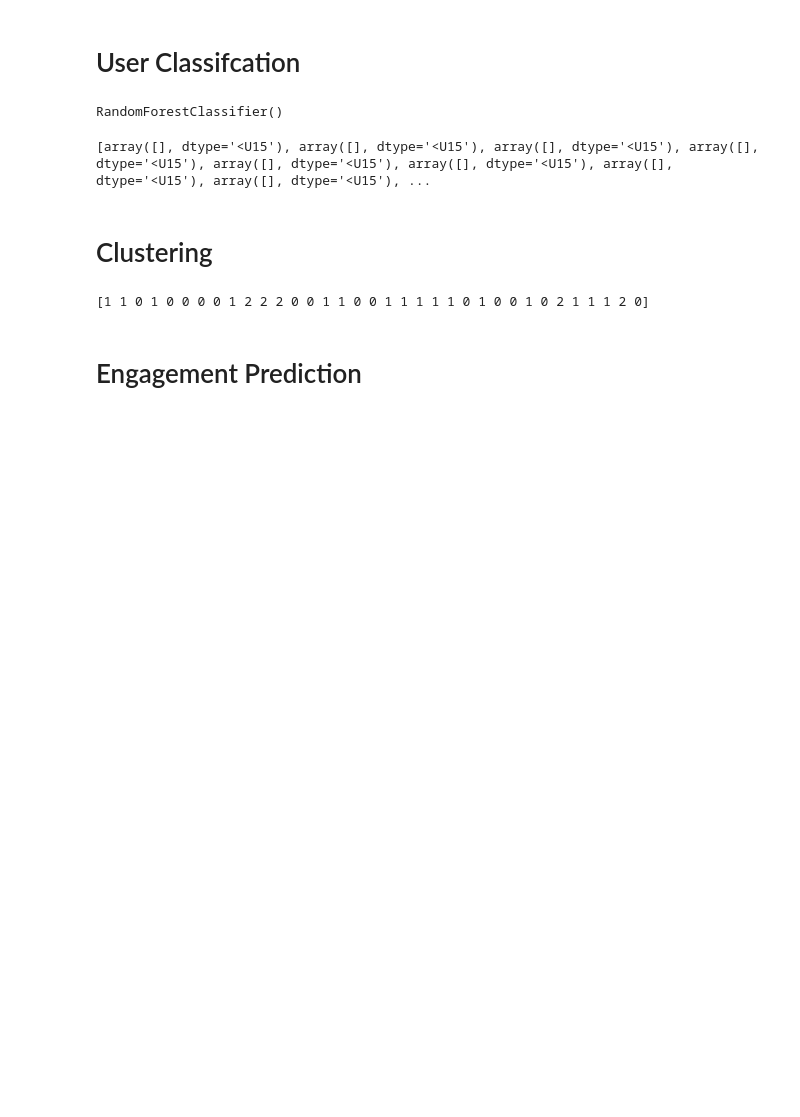
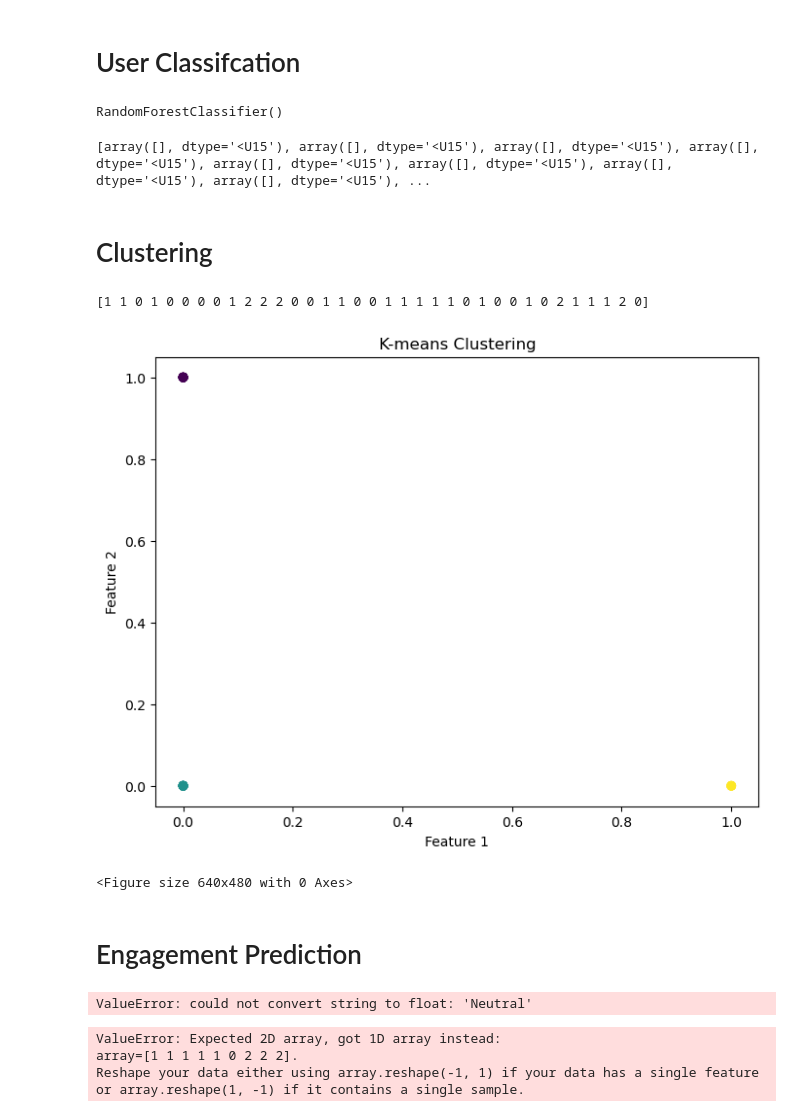
Before and after one commit to duaakhan26/AI-Lab-Final, a Jupyter notebook: Al Lab Final_2021143.ipynb, the cells around one changed output. Drawn from its saved outputs; the diff is of its cells as text; code cells hidden in the pictures; blank space fills up the shorter version.

```diff
--- a/Al Lab Final_2021143.ipynb
+++ b/Al Lab Final_2021143.ipynb
@@ -240,5 +240,24 @@ print(cluster_labels)
 #The labels indicate which cluster each data point belongs to
 # %% [output]
 [1 1 0 1 0 0 0 0 1 2 2 2 0 0 1 1 0 0 1 1 1 1 1 0 1 0 0 1 0 2 1 1 1 2 0]
+# %%
+import matplotlib.pyplot as plt
+
+# Assuming you have cluster_labels containing the cluster assignments
+
+# Get the coordinates for plotting
+x = tfidf_features.toarray()
+y = cluster_labels
+plt.figure(figsize=(8, 6))
+# Plot the clusters
+plt.scatter(x[:, 0], x[:, 2], c=y, cmap='viridis')
+plt.xlabel('Feature 1')
+plt.ylabel('Feature 2')
+plt.title('K-means Clustering')
+plt.show()
+plt.savefig('Cluster')
+# %% [output]
+[figure, added]
+<Figure size 640x480 with 0 Axes>
 # %% [markdown]
 # Engagement Prediction
@@ -244,0 +272,16 @@ print(cluster_labels)
+# %%
+# Create a Gaussian Naive Bayes classifier
+naive_bayes = GaussianNB()
+Y = np.array(b_train_encoded).ravel()
+naive_bayes.fit(x_train, Y)
+# %% [output]
+ValueError: could not convert string to float: 'Neutral'
+# %%
+b_train_encoded = label_encoder.transform(a_test)
+y_pred_encoded = naive_bayes.predict(b_train_encoded)
+y_pred = label_encoder.inverse_transform(y_pred_encoded)
+print(y_pred)
+# %% [output]
+ValueError: Expected 2D array, got 1D array instead:
+array=[1 1 1 1 1 0 2 2 2].
+Reshape your data either using array.reshape(-1, 1) if your data has a single feature or array.reshape(1, -1) if it contains a single sample.
```
Also changed, not shown: parts of 7 cells of this notebook.
